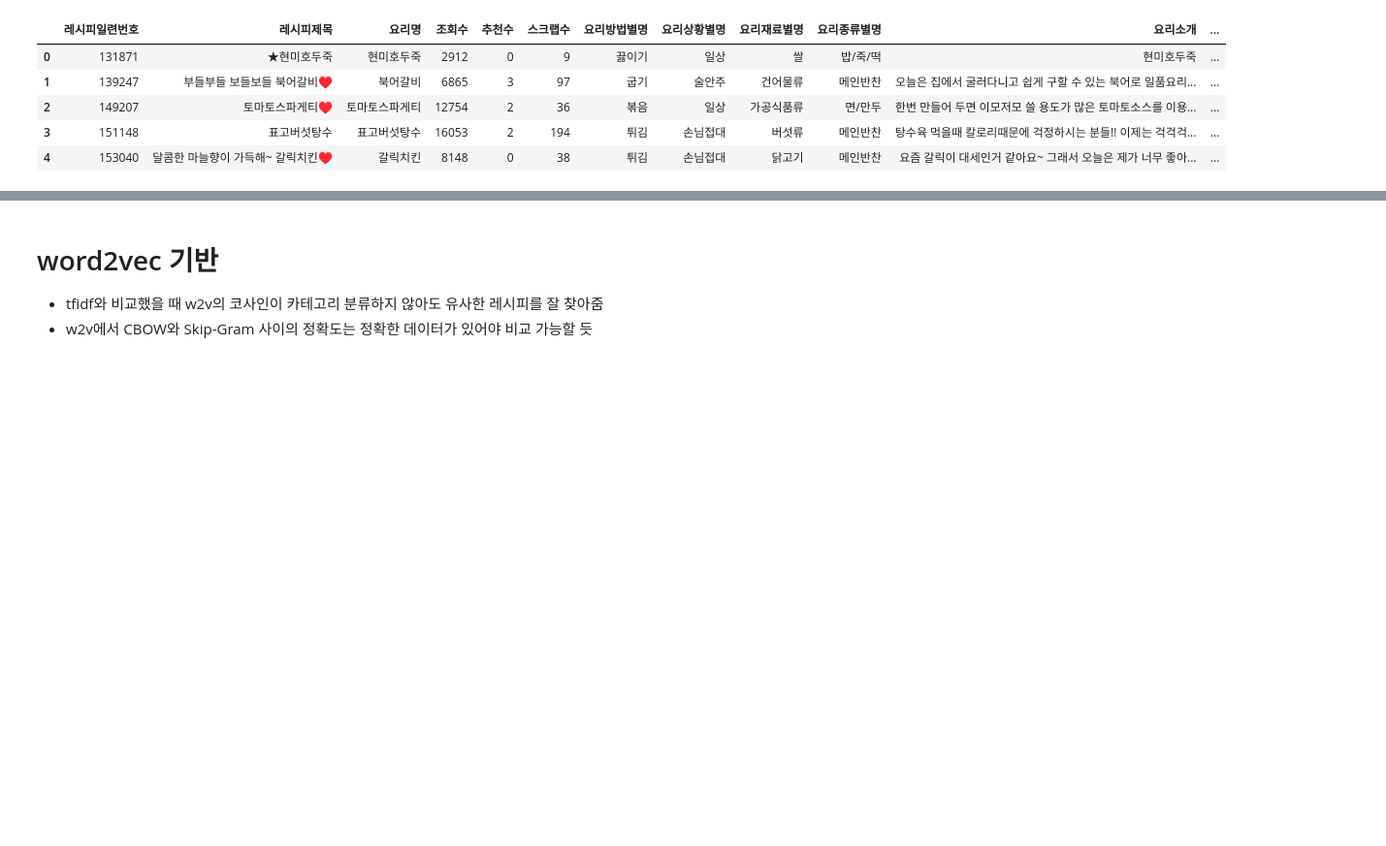
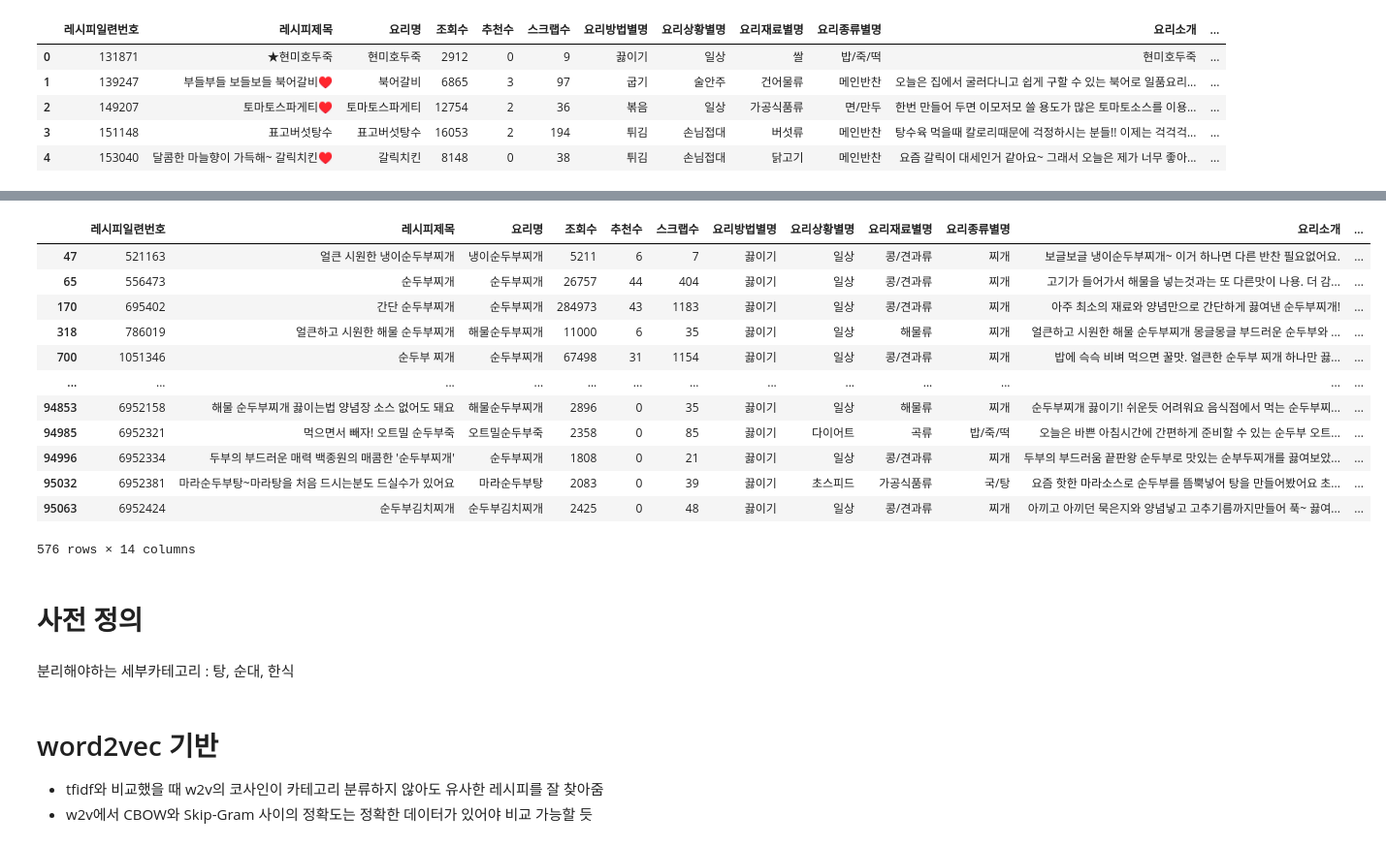
Before and after one commit to dajeong25/KDT_team4_FinalPJT, a Jupyter notebook: 02_modeling/레시피_추천_정리.ipynb, the cells around one changed output, grey strips where cells are left out. Shown at 97% size. Cells and saved outputs as stored; diff of their text form; code cells hidden in the pictures; blank space fills up the shorter version.

```diff
--- a/02_modeling/레시피_추천_정리.ipynb
+++ b/02_modeling/레시피_추천_정리.ipynb
@@ -98,0 +75,21 @@ ckg.head()
+# %%
+a = ckg[ckg.요리명.str.contains('순두부')]
+a#[a.요리방법별명 == '찜']
+# %% [output]
+|  | 레시피일련번호 | 레시피제목 | 요리명 | 조회수 | 추천수 | 스크랩수 | 요리방법별명 | 요리상황별명 | 요리재료별명 | 요리종류별명 | 요리소개 | ... |
+| 47 | 521163 | 얼큰 시원한 냉이순두부찌개 | 냉이순두부찌개 | 5211 | 6 | 7 | 끓이기 | 일상 | 콩/견과류 | 찌개 | 보글보글 냉이순두부찌개~ 이거 하나면 다른 반찬 필요없어요. | ... |
+| 65 | 556473 | 순두부찌개 | 순두부찌개 | 26757 | 44 | 404 | 끓이기 | 일상 | 콩/견과류 | 찌개 | 고기가 들어가서 해물을 넣는것과는 또 다른맛이 나용. 더 감... | ... |
+| 170 | 695402 | 간단 순두부찌개 | 순두부찌개 | 284973 | 43 | 1183 | 끓이기 | 일상 | 콩/견과류 | 찌개 | 아주 최소의 재료와 양념만으로 간단하게 끓여낸 순두부찌개! | ... |
+| 318 | 786019 | 얼큰하고 시원한 해물 순두부찌개 | 해물순두부찌개 | 11000 | 6 | 35 | 끓이기 | 일상 | 해물류 | 찌개 | 얼큰하고 시원한 해물 순두부찌개 몽글몽글 부드러운 순두부와 ... | ... |
+| 700 | 1051346 | 순두부 찌개 | 순두부찌개 | 67498 | 31 | 1154 | 끓이기 | 일상 | 콩/견과류 | 찌개 | 밥에 슥슥 비벼 먹으면 꿀맛. 얼큰한 순두부 찌개 하나만 끓... | ... |
+| ... | ... | ... | ... | ... | ... | ... | ... | ... | ... | ... | ... | ... |
+| 94853 | 6952158 | 해물 순두부찌개 끓이는법 양념장 소스 없어도 돼요 | 해물순두부찌개 | 2896 | 0 | 35 | 끓이기 | 일상 | 해물류 | 찌개 | 순두부찌개 끓이기! 쉬운듯 어려워요 음식점에서 먹는 순두부찌... | ... |
+| 94985 | 6952321 | 먹으면서 빼자! 오트밀 순두부죽 | 오트밀순두부죽 | 2358 | 0 | 85 | 끓이기 | 다이어트 | 곡류 | 밥/죽/떡 | 오늘은 바쁜 아침시간에 간편하게 준비할 수 있는 순두부 오트... | ... |
+| 94996 | 6952334 | 두부의 부드러운 매력 백종원의 매콤한 '순두부찌개' | 순두부찌개 | 1808 | 0 | 21 | 끓이기 | 일상 | 콩/견과류 | 찌개 | 두부의 부드러움 끝판왕 순두부로 맛있는 순부두찌개를 끓여보았... | ... |
+| 95032 | 6952381 | 마라순두부탕~마라탕을 처음 드시는분도 드실수가 있어요 | 마라순두부탕 | 2083 | 0 | 39 | 끓이기 | 초스피드 | 가공식품류 | 국/탕 | 요즘 핫한 마라소스로 순두부를 뜸뿍넣어 탕을 만들어봤어요 초... | ... |
+| 95063 | 6952424 | 순두부김치찌개 | 순두부김치찌개 | 2425 | 0 | 48 | 끓이기 | 일상 | 콩/견과류 | 찌개 | 아끼고 아끼던 묵은지와 양념넣고 고추기름까지만들어 푹~ 끓여... | ... |
+576 rows × 14 columns
+# %% [markdown]
+# 사전 정의
+# %% [markdown]
+분리해야하는 세부카테고리 : 탕, 순대, 한식
```
Also changed, not shown: parts of 15 cells of this notebook.
